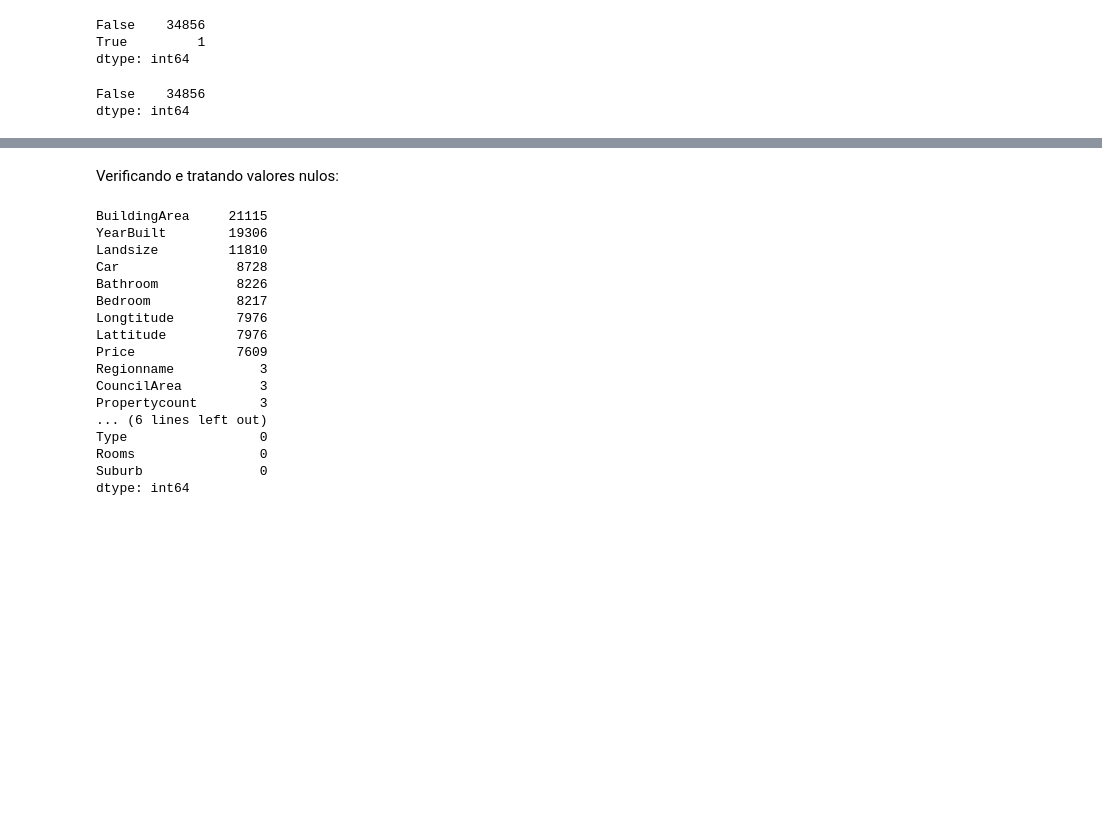
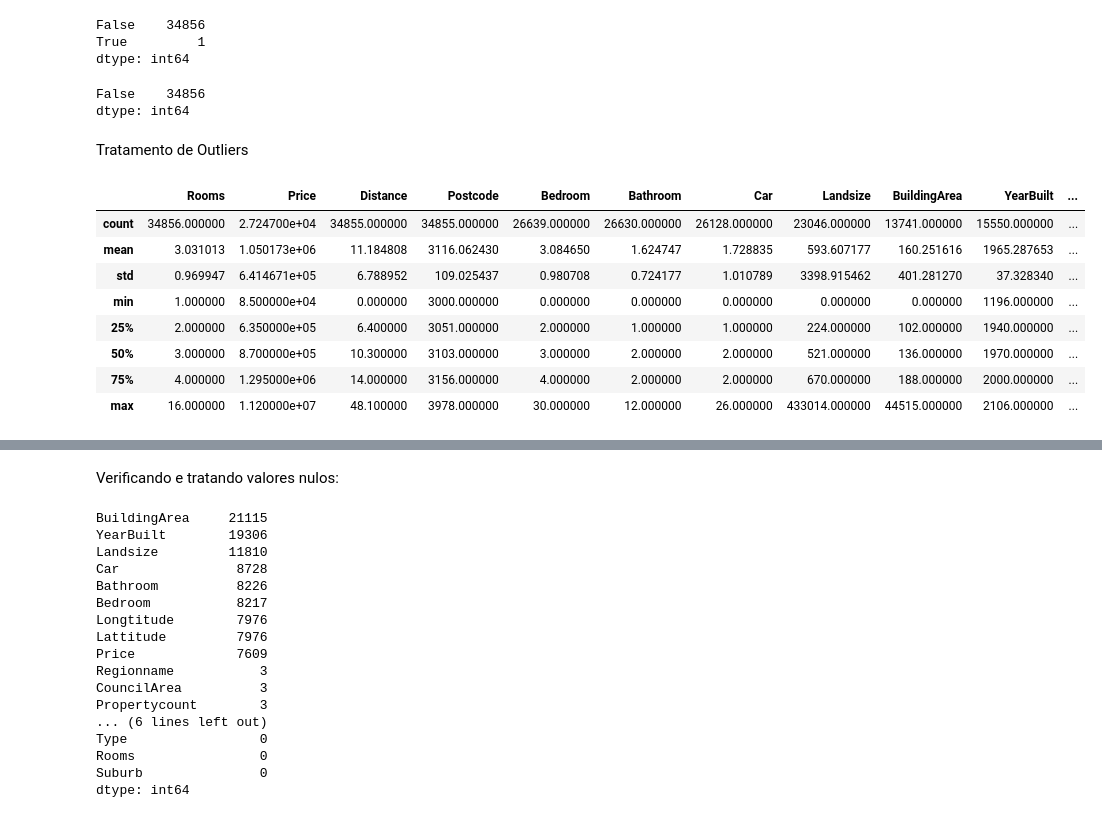
Before and after one commit to Riguini/Melbourne-Housing-Snapshot, a Jupyter notebook: Melbourne_Housing_Dataset.ipynb, the cells around one changed output, grey strips where cells are left out. Saved outputs shown, nothing was run; the diff lists cells and outputs as text; code cells hidden in the pictures; blank space fills up the shorter version.

```diff
--- a/Melbourne_Housing_Dataset.ipynb
+++ b/Melbourne_Housing_Dataset.ipynb
@@ -81,3 +83,17 @@ df.duplicated().value_counts()
 # %% [output]
 False    34856
 dtype: int64
+# %% [markdown]
+Tratamento de Outliers
+# %%
+df.describe()
+# %% [output]
+|  | Rooms | Price | Distance | Postcode | Bedroom | Bathroom | Car | Landsize | BuildingArea | YearBuilt | ... |
+| count | 34856.000000 | 2.724700e+04 | 34855.000000 | 34855.000000 | 26639.000000 | 26630.000000 | 26128.000000 | 23046.000000 | 13741.000000 | 15550.000000 | ... |
+| mean | 3.031013 | 1.050173e+06 | 11.184808 | 3116.062430 | 3.084650 | 1.624747 | 1.728835 | 593.607177 | 160.251616 | 1965.287653 | ... |
+| std | 0.969947 | 6.414671e+05 | 6.788952 | 109.025437 | 0.980708 | 0.724177 | 1.010789 | 3398.915462 | 401.281270 | 37.328340 | ... |
+| min | 1.000000 | 8.500000e+04 | 0.000000 | 3000.000000 | 0.000000 | 0.000000 | 0.000000 | 0.000000 | 0.000000 | 1196.000000 | ... |
+| 25% | 2.000000 | 6.350000e+05 | 6.400000 | 3051.000000 | 2.000000 | 1.000000 | 1.000000 | 224.000000 | 102.000000 | 1940.000000 | ... |
+| 50% | 3.000000 | 8.700000e+05 | 10.300000 | 3103.000000 | 3.000000 | 2.000000 | 2.000000 | 521.000000 | 136.000000 | 1970.000000 | ... |
+| 75% | 4.000000 | 1.295000e+06 | 14.000000 | 3156.000000 | 4.000000 | 2.000000 | 2.000000 | 670.000000 | 188.000000 | 2000.000000 | ... |
+| max | 16.000000 | 1.120000e+07 | 48.100000 | 3978.000000 | 30.000000 | 12.000000 | 26.000000 | 433014.000000 | 44515.000000 | 2106.000000 | ... |
```
Also changed, not shown: parts of 14 cells of this notebook.
